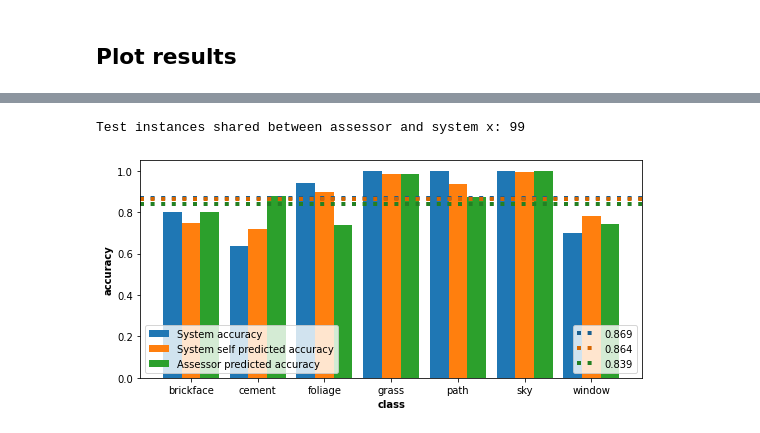
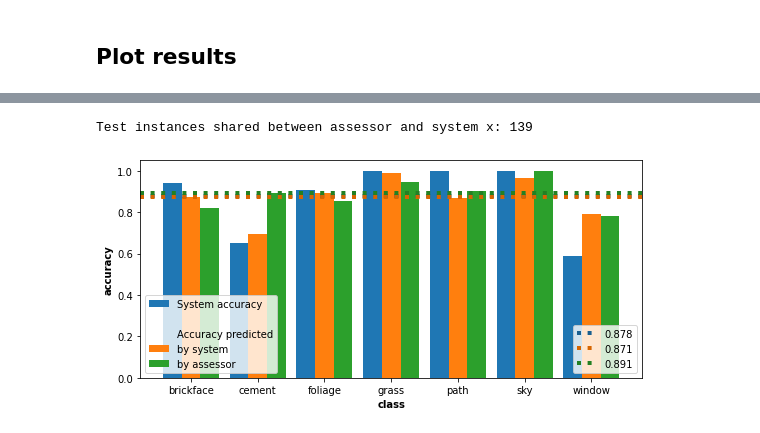
Before and after one commit to wschella/22_AAAI_Assessors, a Jupyter notebook: Experiment.ipynb, the cells around one changed output, grey strips where cells are left out. Saved outputs shown, nothing was run; the diff lists cells and outputs as text; code cells hidden in the pictures.

Commit message:
Add instance weights, original results, and documentation

```diff
--- a/Experiment.ipynb
+++ b/Experiment.ipynb
@@ -100,7 +141,6 @@ class SegmentModel(pl.LightningModule):
 
     def test_step(self, batch, batch_idx): # type: ignore
         _, loss, acc = self._get_metrics(batch)
-        self.log('test_loss', loss)
         self.log('test_acc', acc)
         return loss
 # %%
@@ -229,7 +243,7 @@ class EvalResultDataset(Dataset):
         self.base = base
 
     def __getitem__(self, idx):
-        inst = self.base[self.df['idx'].iloc[idx]]
+        inst = self.base[self.df['inst_id'].iloc[idx]]
         inst_features = inst[1][0]
         syst_id = self.df['syst_id'].iloc[idx]
         score = self.df['score'].iloc[idx]
@@ -238,7 +252,7 @@ class EvalResultDataset(Dataset):
     def __len__(self):
         return len(self.df)
 
-results_train: Any = results.sample(frac=0.8, random_state=42)
+results_train: Any = results.sample(frac=0.75, random_state=SEED)
 results_test: Any = results.drop(results_train.index)
 assr_train_ds = EvalResultDataset(results_train, ds)
 assr_test_ds = EvalResultDataset(results_test, ds)
@@ -255,17 +268,22 @@ print(assr_train_ds[0])
 ## Define the Assessor model
 # %%
 class SegmentAssessorModel(pl.LightningModule):
-    def __init__(self, hidden_dim: int = 10):
+    def __init__(
+        self,
+        hidden_dim: int = 10,
+        system_specialisation: int = 0,
+        specialisation_weight: int = 4,
+    ):
         super().__init__()
         self.hidden_dim = hidden_dim
+        self.system_specialisation = system_specialisation
+        self.specialisation_weight = specialisation_weight
         self.model = torch.nn.Sequential(
             torch.nn.Linear(19+1, hidden_dim),
             torch.nn.ReLU(),
             torch.nn.Linear(hidden_dim, 1),
             torch.nn.Sigmoid()
         )
-        loss = torch.nn.BCELoss(reduction='mean')
-        self.loss = lambda input, target: loss(input, target.unsqueeze(-1).float())
         self.accuracy = torchmetrics.Accuracy()
 
     def configure_optimizers(self):  # type: ignore
@@ -278,16 +296,17 @@ class SegmentAssessorModel(pl.LightningModule):
 
     def _get_metrics(self, batch):
         syst_id, x, y = batch
-        logits = self(syst_id, x)
+        probs = self(syst_id, x).squeeze()
 
-        loss = self.loss(logits, y)
-        # Cross entropy
-        # preds = torch.argmax(logits, dim=1)
-        # acc = self.accuracy(preds, y)
+        # Set higher instance weights for a specific system,
+        # specialising the assessor for that system.
+        syst_idx = self.system_specialisation
+        idx_w = self.specialisation_weight
+        weights = syst_id.squeeze().apply_(lambda idx: idx_w if idx == syst_idx else 1)
 
-        # Binary Cross Entropy
-        acc = self.accuracy(logits.squeeze(), y)
-        return logits, loss, acc
+        loss = torch.nn.BCELoss(weights)(probs, y.float())
+        acc = self.accuracy(probs, y)
+        return probs, loss, acc
 
     def training_step(self, batch, _): #type: ignore
         _, loss, acc = self._get_metrics(batch)
@@ -313,7 +332,7 @@ class SegmentAssessorModel(pl.LightningModule):
 # %% [markdown]
 ## Train the Assessor model
 # %%
-assessor = SegmentAssessorModel()
+assessor = SegmentAssessorModel(system_specialisation=0, specialisation_weight=4)
 trainer = Trainer()
 trainer.fit(assessor, TrainDataLoader(assr_train_ds), TestDataLoader(assr_test_ds))
 trainer.test(assessor, TestDataLoader(assr_test_ds))
@@ -372,35 +387,37 @@ def lighten(rgb, scale):
 def plot_stats(stats):
     fig, ax = plt.subplots(figsize=(9, 4))
     x = np.arange(len(labels))
     width = 0.28
 
     # Plot per-class bars
     per_class = stats['per_class']
     b1 = ax.bar(x - width * 1, per_class['system_acc'], width, label="System accuracy")
-    b2 = ax.bar(x - width * 0.0, per_class['system_predicted_acc'],width,label="System self predicted accuracy")
-    b3 = ax.bar(x + width * 1,per_class['assessor_predicted_acc'],width,label="Assessor predicted accuracy")
+    b2 = ax.bar(x - width * 0.0, per_class['system_predicted_acc'],width,label="by system")
+    b3 = ax.bar(x + width * 1,per_class['assessor_predicted_acc'],width,label="by assessor")
 
     # Draw horizontal lines for global accs
     corresponding_color = lambda bar: lighten(bar.patches[0].get_facecolor(), 0.8)
     def draw_hline(y, color, with_diff=False):
         label = f"{y:.3f}"
         line = ax.axhline(y, ls="dotted", lw=4, c=color, label=label)
         return line
     l1 = draw_hline(stats["global"]['system_acc'], corresponding_color(b1))
     l2 = draw_hline(stats["global"]['system_predicted_acc'], corresponding_color(b2))
     l3 = draw_hline(stats["global"]['assessor_predicted_acc'], corresponding_color(b3))
 
     # Style plot
     ax.set_xlabel("class", fontweight="bold")
     ax.set_ylabel("accuracy", fontweight="bold")
     ax.set_xticks(x)
     ax.set_xticklabels(labels)
     line_legend = ax.legend(handles=[l1, l2, l3], loc="lower right")
     ax.add_artist(line_legend)
-    ax.legend(loc="lower left", handles=[b1, b2, b3])
+    dummy1 = ax.bar(0, [0], label=' ', color='#00000000')
+    dummy2 = ax.bar(0, [0], label='Accuracy predicted', color='#00000000')
+    ax.legend(loc="lower left", handles=[b1, dummy1, dummy2, b2, b3])
 
 stats = calc_stats(df)
 plot_stats(stats)
 # %% [output]
-Test instances shared between assessor and system x: 99
+Test instances shared between assessor and system x: 139
-[figure, old version]
+[figure, new version]
```
Also changed, not shown: parts of 14 cells of this notebook, 3 other files.
